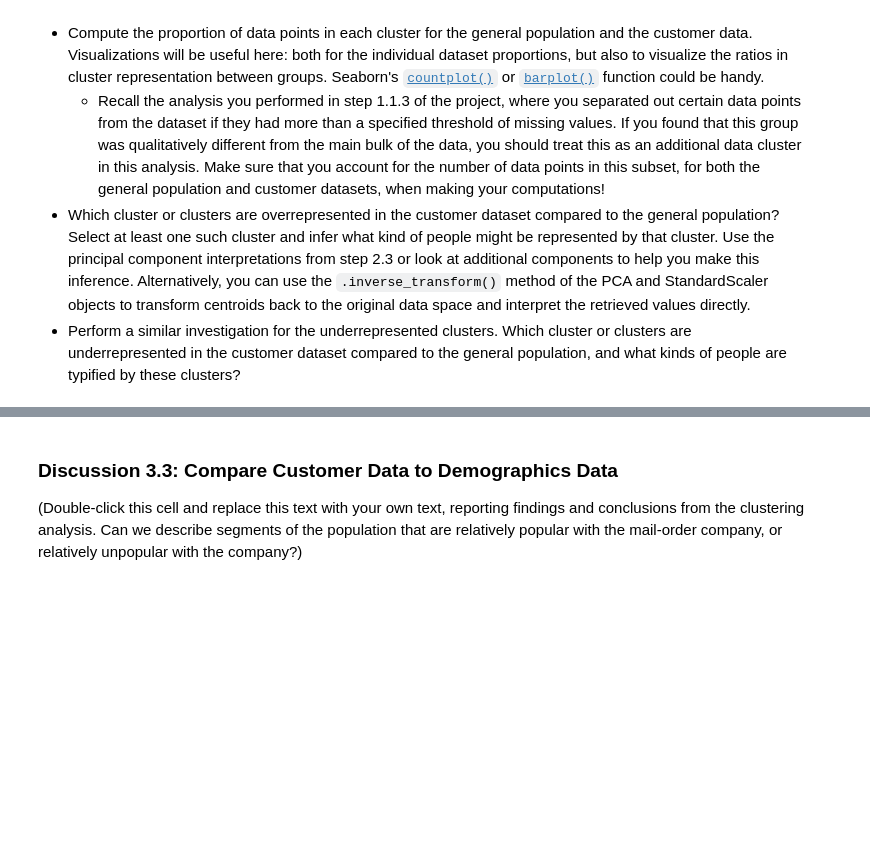
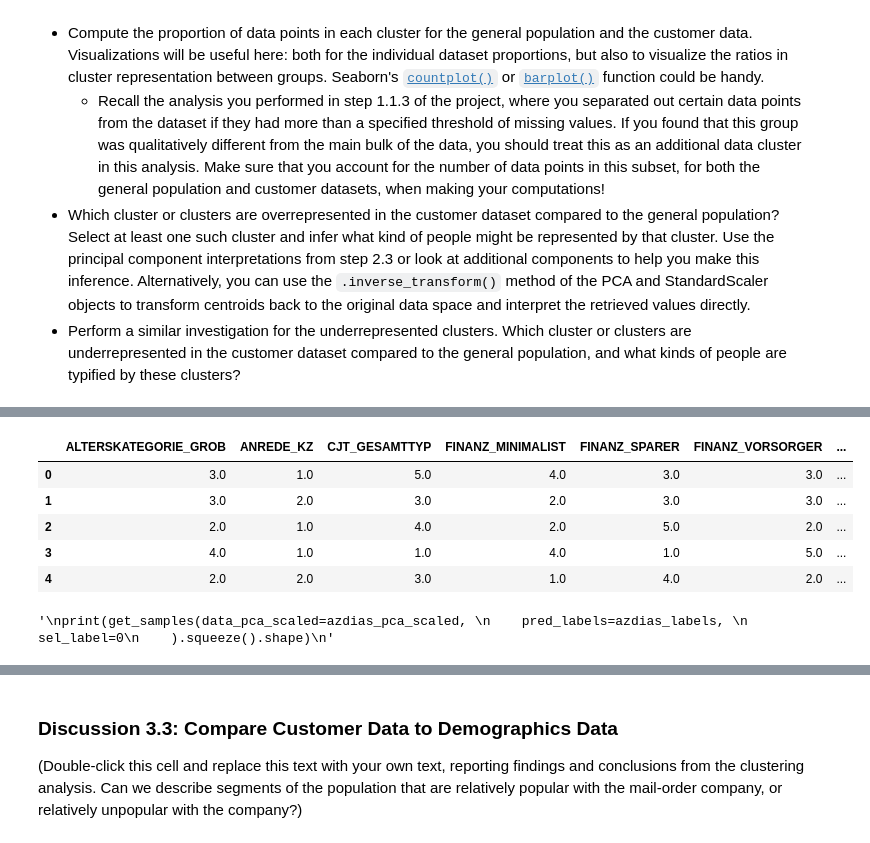
Before and after one commit to ahmedag91/Customer-Segmentation-Using-ML, a Jupyter notebook: Identify_Customer_Segments.ipynb, the cells around one changed output, grey strips where cells are left out. Saved outputs shown, nothing was run; the diff lists cells and outputs as text; code cells hidden in the pictures; blank space fills up the shorter version.

Commit message:
feat: Update the notebook
Reversing the the original data has been implemented

```diff
--- a/Identify_Customer_Segments.ipynb
+++ b/Identify_Customer_Segments.ipynb
@@ -1262,0 +1264,36 @@ display_segmentation(customer_label_occurrence)
+# %%
+# What kinds of people are part of a cluster that is underrepresented in the
+# customer data compared to the general population?
+def get_samples(
+    data_pca_scaled:np.array, # could be azdias_pca_scaled or customer_pca_scaled
+    pred_labels, # could be azdias_labels or customer_label
+    sel_label:int, # could be 0, 16, 17 or any other indices with major difference in the figures above
+    scaler_before_pca=scaler_azdias, #
+    pca_obj=pca,
+    scaler_after_pca=scaler_azdias_pca):
+
+    sample = scaler_before_pca.inverse_transform(
+        pca.inverse_transform(
+        scaler_after_pca.inverse_transform(
+            data_pca_scaled[np.where(pred_labels==sel_label),:]
+            )
+            )
+    ).round()
+    return sample
+# %%
+# Apply it to the population
+azdias_reversed_df=pd.DataFrame(
+    get_samples(data_pca_scaled=azdias_pca_scaled,
+    pred_labels=azdias_labels,
+    sel_label=0
+    ).squeeze(),
+    columns=azdias.columns)
+display(azdias_reversed_df.head())
+# %% [output]
+|  | ALTERSKATEGORIE_GROB | ANREDE_KZ | CJT_GESAMTTYP | FINANZ_MINIMALIST | FINANZ_SPARER | FINANZ_VORSORGER | ... |
+| 0 | 3.0 | 1.0 | 5.0 | 4.0 | 3.0 | 3.0 | ... |
+| 1 | 3.0 | 2.0 | 3.0 | 2.0 | 3.0 | 3.0 | ... |
+| 2 | 2.0 | 1.0 | 4.0 | 2.0 | 5.0 | 2.0 | ... |
+| 3 | 4.0 | 1.0 | 1.0 | 4.0 | 1.0 | 5.0 | ... |
+| 4 | 2.0 | 2.0 | 3.0 | 1.0 | 4.0 | 2.0 | ... |
+'\nprint(get_samples(data_pca_scaled=azdias_pca_scaled, \n    pred_labels=azdias_labels, \n    sel_label=0\n    ).squeeze().shape)\n'
```
Also changed, not shown: parts of 7 cells of this notebook.
